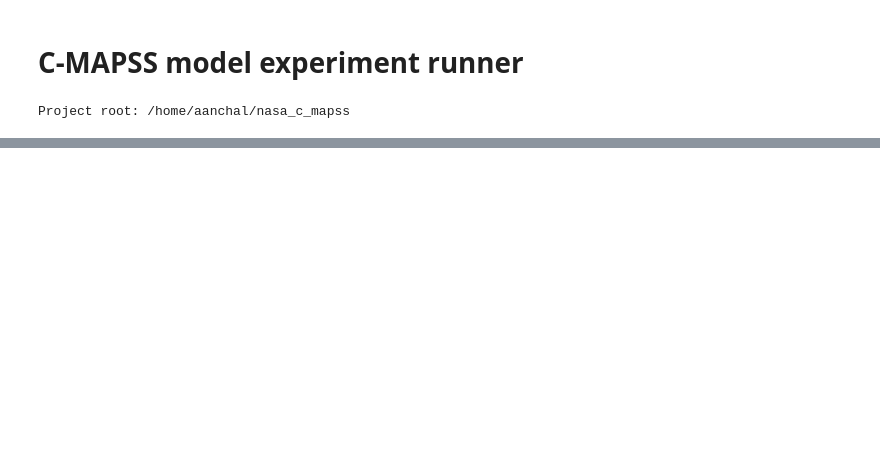
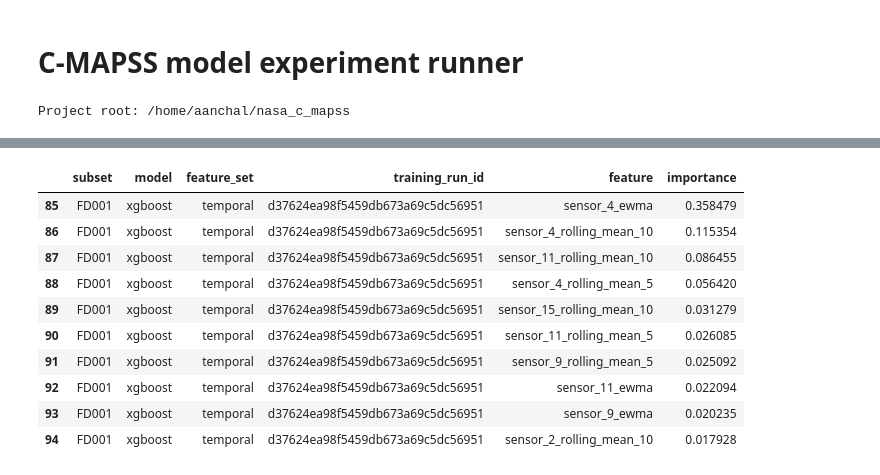
Before and after one commit to AanchalA/NASA-CMAPSS-TurboEngine-RUL, a Jupyter notebook: code/src/training/run_model_experiments.ipynb, the cells around one changed output, grey strips where cells are left out. Drawn from its saved outputs; the diff is of its cells as text; code cells hidden in the pictures; blank space fills up the shorter version.

```diff
--- a/code/src/training/run_model_experiments.ipynb
+++ b/code/src/training/run_model_experiments.ipynb
@@ -292,0 +307,22 @@ robustness_summary.merge(win_rates, on='subset', how='left').round(3)
+# %%
+lightgbm_results = []
+
+if RUN_TRAINING:
+    for feature_set in ('baseline', 'temporal'):
+        for subset in SUBSETS:
+            preprocessing_run_id = preprocessing_run_ids[(subset, feature_set)]
+            print(f'\n[{subset}] training LightGBM with {feature_set} features...', flush=True)
+
+            result = run_training(model_type='lightgbm', subset_id=subset,
+                                  preprocessing_run_id=preprocessing_run_id,
+                                  processed_data_dir=PROCESSED_DATA_DIR, raw_data_dir=RAW_DATA_DIR)
+
+            lightgbm_results.append({
+                    'subset': subset,
+                    'model': 'lightgbm',
+                    'feature_set': feature_set,
+                    'preprocessing_run_id': preprocessing_run_id,
+                    'training_run_id': result['training_run_id'],
+                    **{f'test_{name}': value for name, value in result['test_metrics'].items()}})
+
+pd.DataFrame(lightgbm_results)
@@ -292,0 +492,16 @@ robustness_summary.merge(win_rates, on='subset', how='left').round(3)
+# %%
+feature_importance_results[(feature_importance_results.model=="xgboost")
+                           & (feature_importance_results.subset=="FD001")
+                           & (feature_importance_results.feature_set=="temporal")].head(10)
+# %% [output]
+|  | subset | model | feature_set | training_run_id | feature | importance |
+| 85 | FD001 | xgboost | temporal | d37624ea98f5459db673a69c5dc56951 | sensor_4_ewma | 0.358479 |
+| 86 | FD001 | xgboost | temporal | d37624ea98f5459db673a69c5dc56951 | sensor_4_rolling_mean_10 | 0.115354 |
+| 87 | FD001 | xgboost | temporal | d37624ea98f5459db673a69c5dc56951 | sensor_11_rolling_mean_10 | 0.086455 |
+| 88 | FD001 | xgboost | temporal | d37624ea98f5459db673a69c5dc56951 | sensor_4_rolling_mean_5 | 0.056420 |
+| 89 | FD001 | xgboost | temporal | d37624ea98f5459db673a69c5dc56951 | sensor_15_rolling_mean_10 | 0.031279 |
+| 90 | FD001 | xgboost | temporal | d37624ea98f5459db673a69c5dc56951 | sensor_11_rolling_mean_5 | 0.026085 |
+| 91 | FD001 | xgboost | temporal | d37624ea98f5459db673a69c5dc56951 | sensor_9_rolling_mean_5 | 0.025092 |
+| 92 | FD001 | xgboost | temporal | d37624ea98f5459db673a69c5dc56951 | sensor_11_ewma | 0.022094 |
+| 93 | FD001 | xgboost | temporal | d37624ea98f5459db673a69c5dc56951 | sensor_9_ewma | 0.020235 |
+| 94 | FD001 | xgboost | temporal | d37624ea98f5459db673a69c5dc56951 | sensor_2_rolling_mean_10 | 0.017928 |
```
Also changed, not shown: parts of 13 cells of this notebook, 4 other files.
